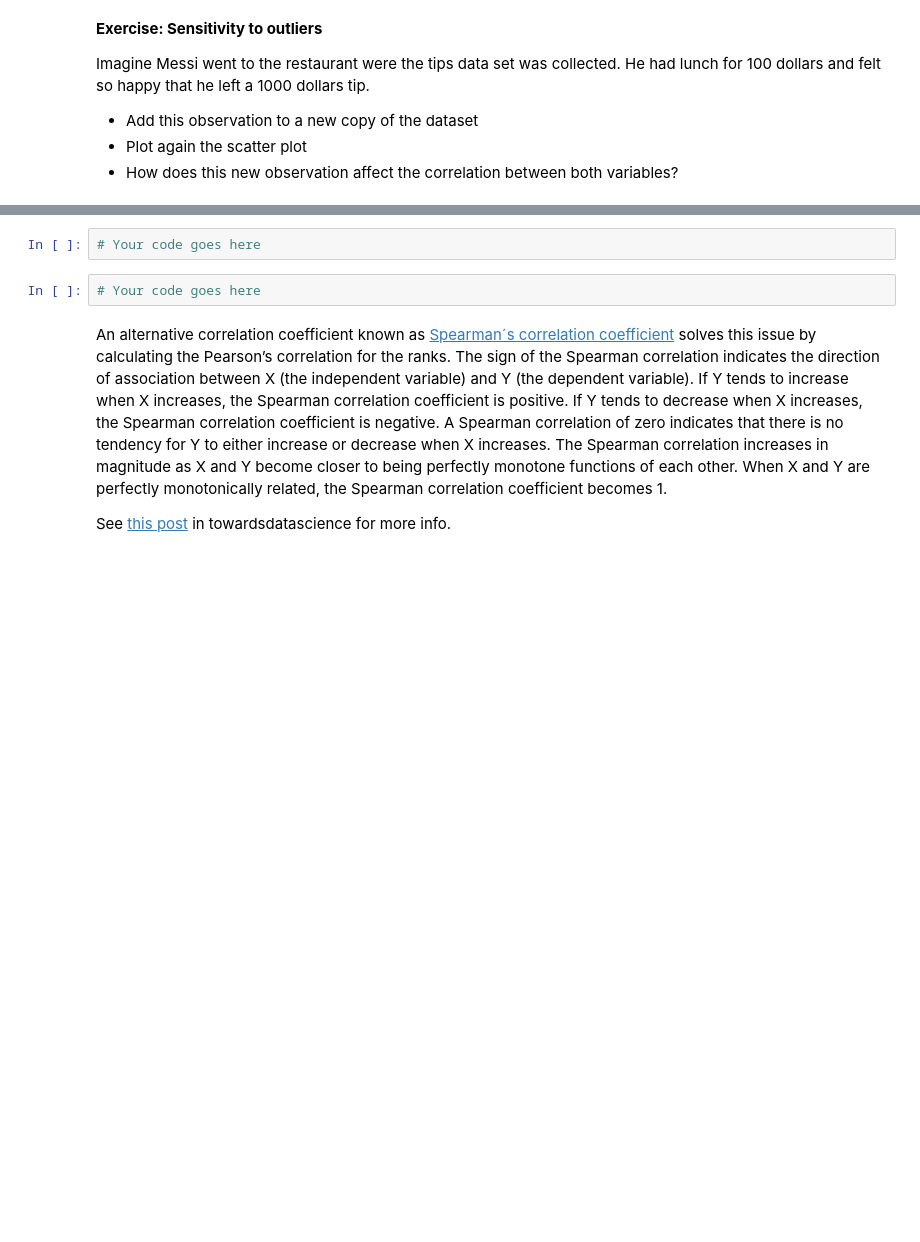
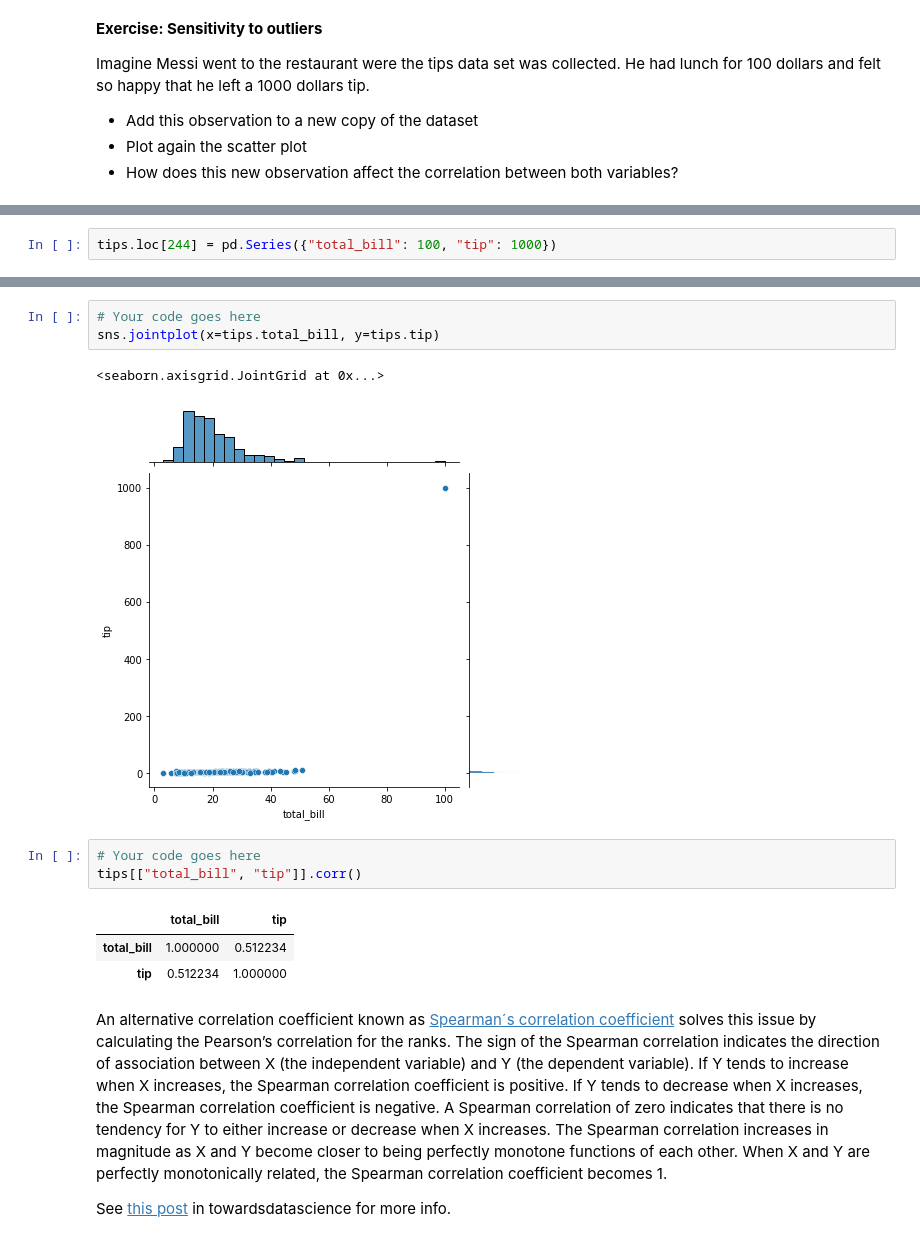
Before and after one commit to Ironhack-Data-Madrid-Enero-2021/Classroom-Materials, a Jupyter notebook: week_05/03-intro-statistics.ipynb, the cells around one changed output, grey strips where cells are left out. Drawn from its saved outputs; the diff is of its cells as text; blank space fills up the shorter version.

```diff
--- a/week_05/03-intro-statistics.ipynb
+++ b/week_05/03-intro-statistics.ipynb
@@ -788,0 +801,2 @@ Imagine Messi went to the restaurant were the tips data set was collected. He ha
+# %%
+tips.loc[244] = pd.Series({"total_bill": 100, "tip": 1000})
@@ -789,7 +812,16 @@ Imagine Messi went to the restaurant were the tips data set was collected. He ha
+# %%
+# Your code goes here
+sns.jointplot(x=tips.total_bill, y=tips.tip)
+# %% [output]
+<seaborn.axisgrid.JointGrid at 0x...>
+[figure, added]
 # %%
 # Your code goes here
+tips[["total_bill", "tip"]].corr()
+# %% [output]
+|  | total_bill | tip |
+| total_bill | 1.000000 | 0.512234 |
+| tip | 0.512234 | 1.000000 |
-# %%
-# Your code goes here
 # %% [markdown]
 An alternative correlation coefficient known as [Spearman´s correlation coefficient](https://en.wikipedia.org/wiki/Spearman%27s_rank_correlation_coefficient) solves this issue by calculating the Pearson’s correlation for the ranks. The sign of the Spearman correlation indicates the direction of association between X (the independent variable) and Y (the dependent variable). If Y tends to increase when X increases, the Spearman correlation coefficient is positive. If Y tends to decrease when X increases, the Spearman correlation coefficient is negative. A Spearman correlation of zero indicates that there is no tendency for Y to either increase or decrease when X increases. The Spearman correlation increases in magnitude as X and Y become closer to being perfectly monotone functions of each other. When X and Y are perfectly monotonically related, the Spearman correlation coefficient becomes 1.
 
```
Also changed, not shown: parts of 31 cells of this notebook, 5 other files.
